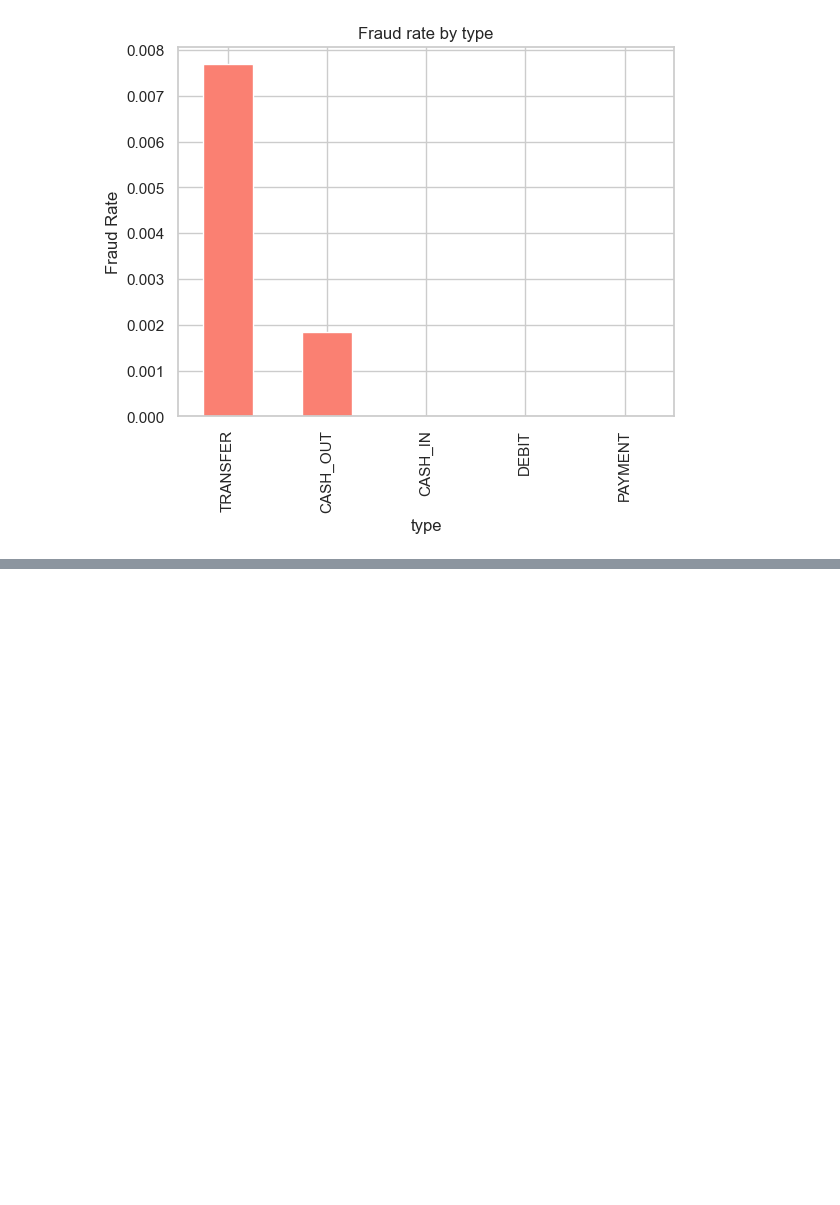
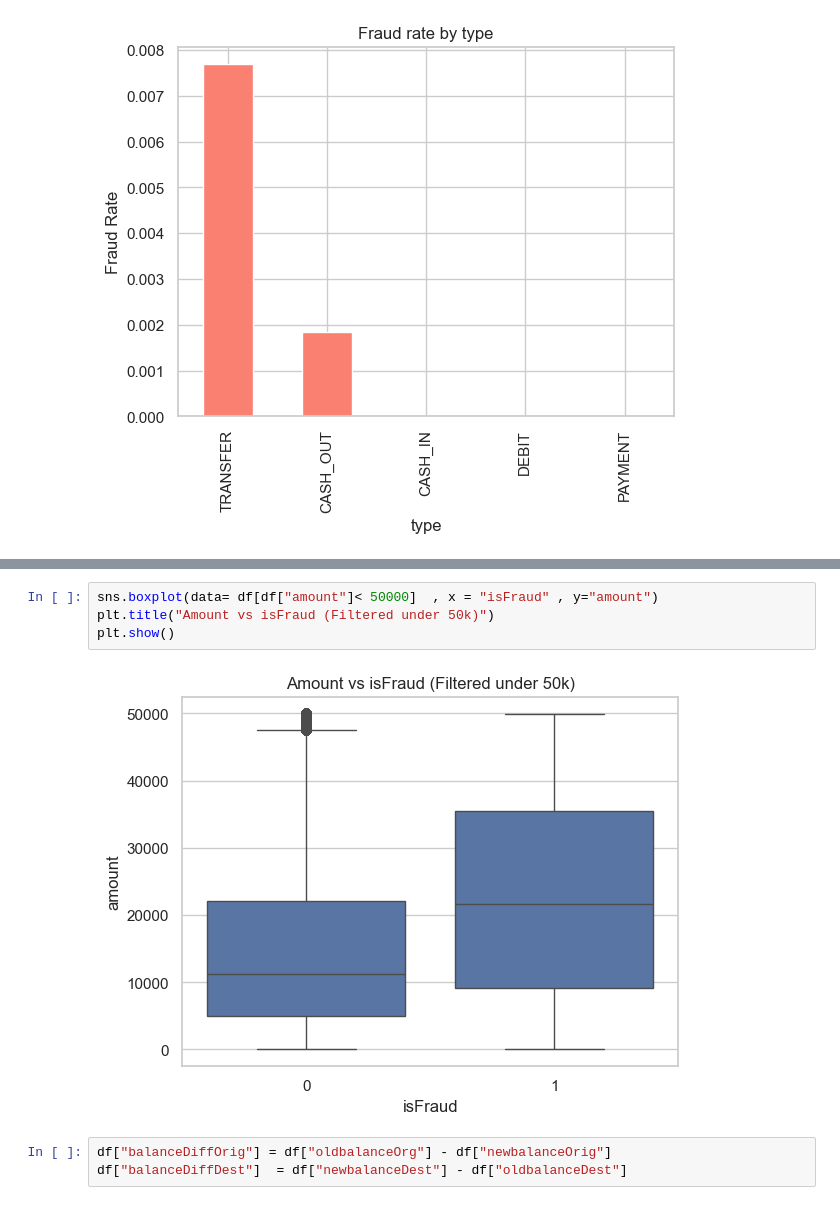
Before and after one commit to BelfadliHamza/fraud-detection, a Jupyter notebook: analysis_model.ipynb, the cells around one changed output, grey strips where cells are left out. Drawn from its saved outputs; the diff is of its cells as text; blank space fills up the shorter version.

```diff
--- a/analysis_model.ipynb
+++ b/analysis_model.ipynb
@@ -88,0 +108,9 @@ plt.show()
+# %%
+sns.boxplot(data= df[df["amount"]< 50000]  , x = "isFraud" , y="amount")
+plt.title("Amount vs isFraud (Filtered under 50k)")
+plt.show()
+# %% [output]
+[figure, added]
+# %%
+df["balanceDiffOrig"] = df["oldbalanceOrg"] - df["newbalanceOrig"]
+df["balanceDiffDest"]  = df["newbalanceDest"] - df["oldbalanceDest"]
```
Also changed, not shown: parts of 20 cells of this notebook.
